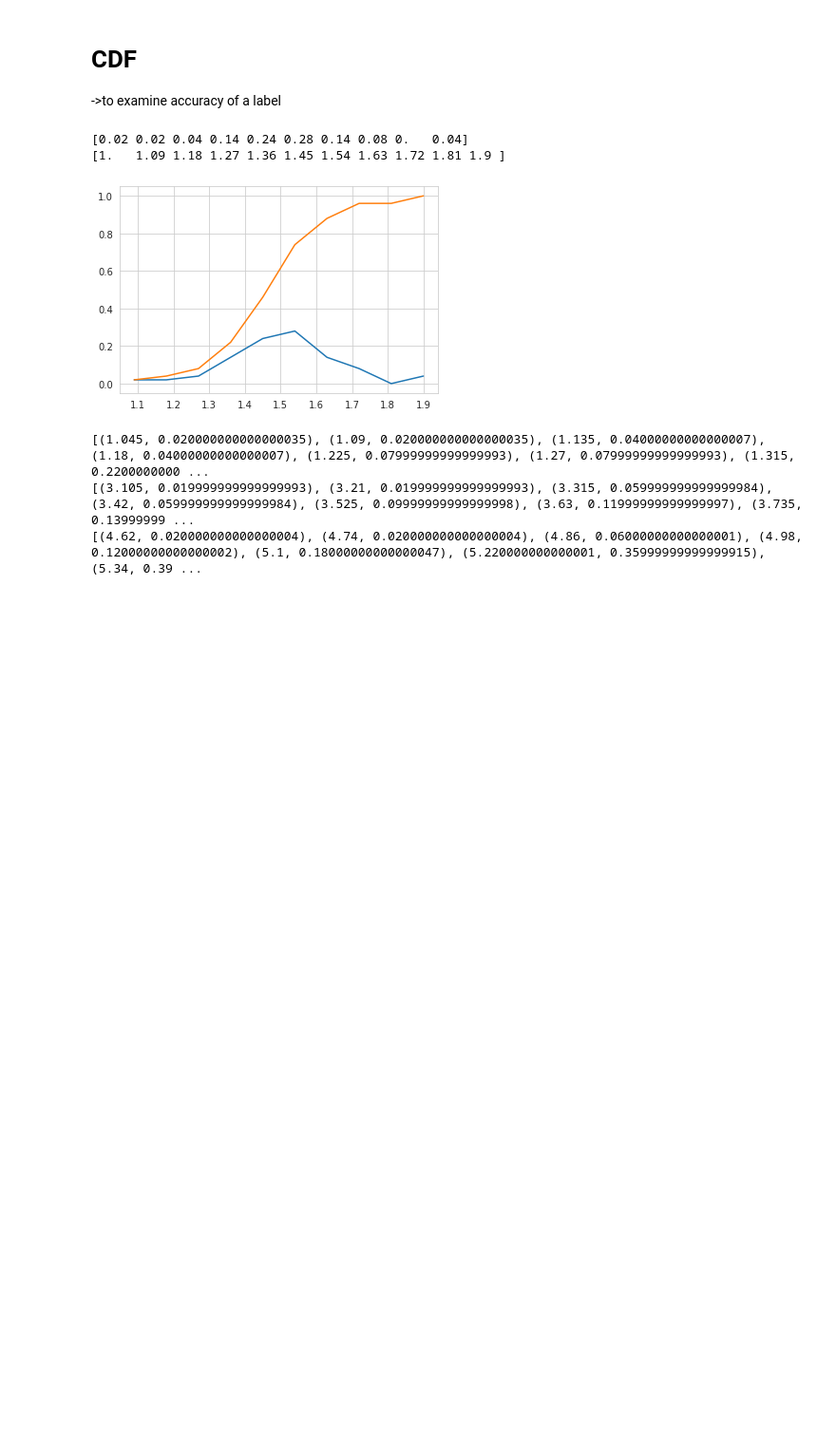
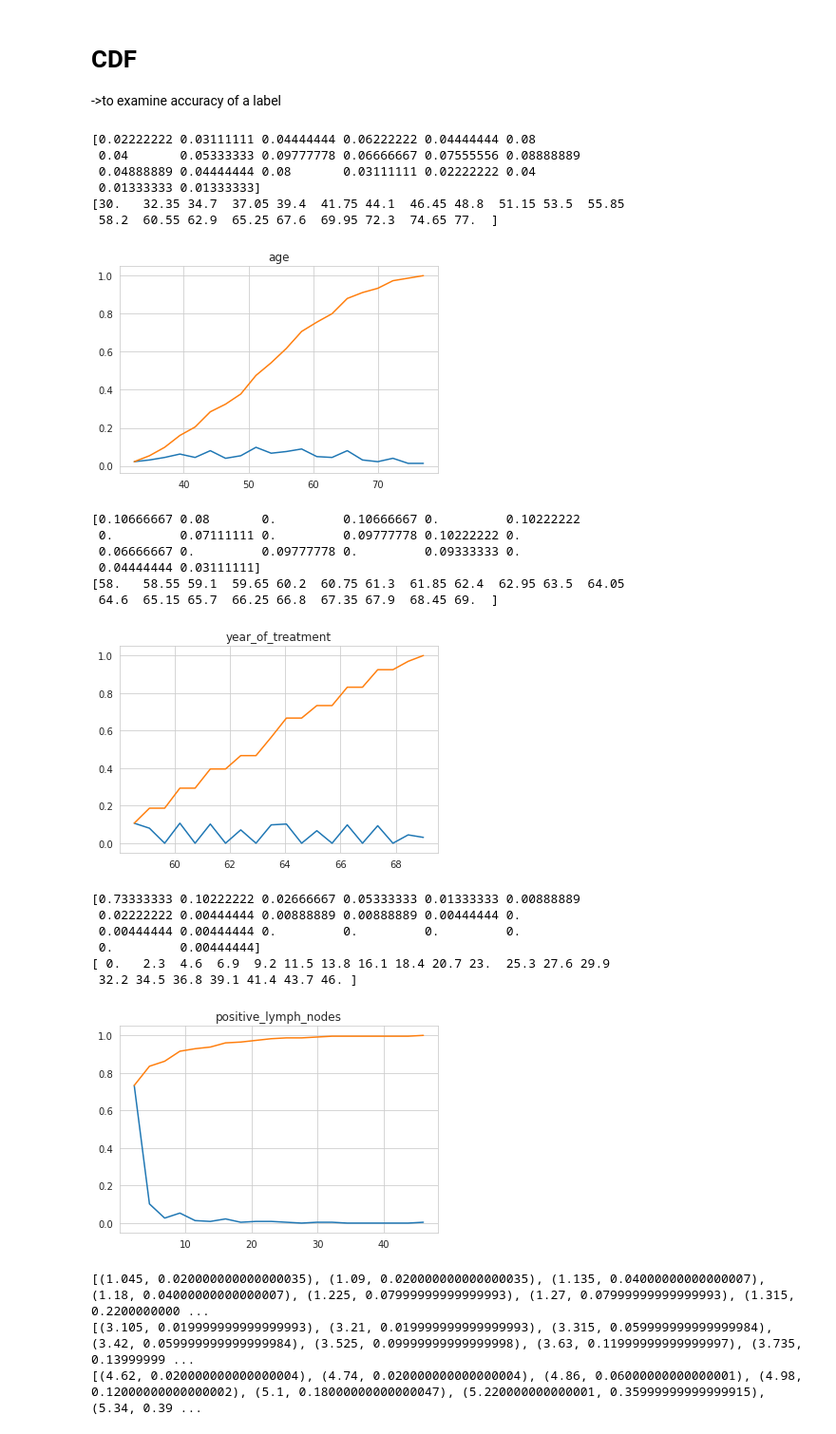
Before and after one commit to iamsims/PracticalAI, a Jupyter notebook: Notebooks/Exploratory Data Analysis_haberman.ipynb, the cells around one changed output. Shown at 95% size. Drawn from its saved outputs; the diff is of its cells as text; code cells hidden in the pictures; blank space fills up the shorter version.

```diff
--- a/Notebooks/Exploratory Data Analysis.ipynb
+++ b/Notebooks/Exploratory Data Analysis_haberman.ipynb
@@ -14,0 +15,3 @@ d.head(5)
+# %%
+df['survival_status_after_5_years'] = df['survival_status_after_5_years'].map({1:"yes", 2:"no"})
+df['survival_status_after_5_years'] = df['survival_status_after_5_years'].astype('category')
@@ -88,0 +100,6 @@ The flowers versicolor and virginica can't be clearly  separated.The separaton e
+# %%
+sns.set_style("whitegrid")
+sns.FacetGrid(d, hue='survival_status_after_5_years', size=4) \
+   .map(plt.scatter, 'age', 'positive_lymph_nodes') \
+   .add_legend()
+plt.show()
@@ -90,9 +109,8 @@ The flowers versicolor and virginica can't be clearly  separated.The separaton e
 ## 3D scatterplot
 # %%
 import plotly.express as px
-df = px.data.iris()
-fig = px.scatter_3d(df, x='sepal_length', y='sepal_width', z='petal_width',
-              color='species')
+fig = px.scatter_3d(d, x='age', y='positive_lymph_nodes', z='year_of_treatment',
+              color='survival_status_after_5_years')
 fig.show()
 # %% [output]
 [interactive output not drawn]
@@ -127,6 +130,7 @@ plt.show()
 # %% [markdown]
 ## Histogram
 # %%
-sns.FacetGrid(d, hue="species", height=5).map(sns.distplot, "petal_length").add_legend();
-plt.show();
+for idx, feature in enumerate(list(df.columns)[:-1]):
+    sns.FacetGrid(df, hue="survival_status_after_5_years", height=5).map(sns.distplot, feature ).add_legend();
+    plt.show();
 # %% [output]
@@ -168,18 +141,42 @@ We can observe that we can roughly predict the species of flower by imposing if-
 # CDF
 ->to examine accuracy of a label
 # %%
-counts, bin_edges = np.histogram(iris_setosa['petal_length'], bins=10,
+import numpy as np
+df_surviving=df.loc[df['survival_status_after_5_years']=='yes']
+df_dying=df.loc[df['survival_status_after_5_years']=='no']
+
+for idx, feature in enumerate(list(df.columns)[:-1]):
+    counts, bin_edges = np.histogram(df_surviving[feature], bins=20,
                                  density = True)
-pdf =counts/sum(counts)
-print(pdf)
-print(bin_edges)
-plt.plot(bin_edges[1:],pdf)
-plt.plot(bin_edges[1:],np.cumsum(pdf))
-plt.show()
+    pdf =counts/sum(counts)
+    print(pdf)
+    print(bin_edges)
+    plt.title(feature)
+    plt.plot(bin_edges[1:],pdf)
+    plt.plot(bin_edges[1:],np.cumsum(pdf))
+    plt.show()
 # %% [output]
-[0.02 0.02 0.04 0.14 0.24 0.28 0.14 0.08 0.   0.04]
-[1.   1.09 1.18 1.27 1.36 1.45 1.54 1.63 1.72 1.81 1.9 ]
+[0.02222222 0.03111111 0.04444444 0.06222222 0.04444444 0.08
+ 0.04       0.05333333 0.09777778 0.06666667 0.07555556 0.08888889
+ 0.04888889 0.04444444 0.08       0.03111111 0.02222222 0.04
+ 0.01333333 0.01333333]
+[30.   32.35 34.7  37.05 39.4  41.75 44.1  46.45 48.8  51.15 53.5  55.85
+ 58.2  60.55 62.9  65.25 67.6  69.95 72.3  74.65 77.  ]
-[figure, old version]
+[figure, new version]
+[0.10666667 0.08       0.         0.10666667 0.         0.10222222
+ 0.         0.07111111 0.         0.09777778 0.10222222 0.
+ 0.06666667 0.         0.09777778 0.         0.09333333 0.
+ 0.04444444 0.03111111]
+[58.   58.55 59.1  59.65 60.2  60.75 61.3  61.85 62.4  62.95 63.5  64.05
+ 64.6  65.15 65.7  66.25 66.8  67.35 67.9  68.45 69.  ]
+[figure, added]
+[0.73333333 0.10222222 0.02666667 0.05333333 0.01333333 0.00888889
+ 0.02222222 0.00444444 0.00888889 0.00888889 0.00444444 0.
+ 0.00444444 0.00444444 0.         0.         0.         0.
+ 0.         0.00444444]
+[ 0.   2.3  4.6  6.9  9.2 11.5 13.8 16.1 18.4 20.7 23.  25.3 27.6 29.9
+ 32.2 34.5 36.8 39.1 41.4 43.7 46. ]
+[figure, added]
 # %%
 counts, bin_edges = np.histogram(iris_setosa['petal_length'], bins=20,
                                  density = True)
```
Also changed, not shown: parts of 33 cells of this notebook, 2 other files.
